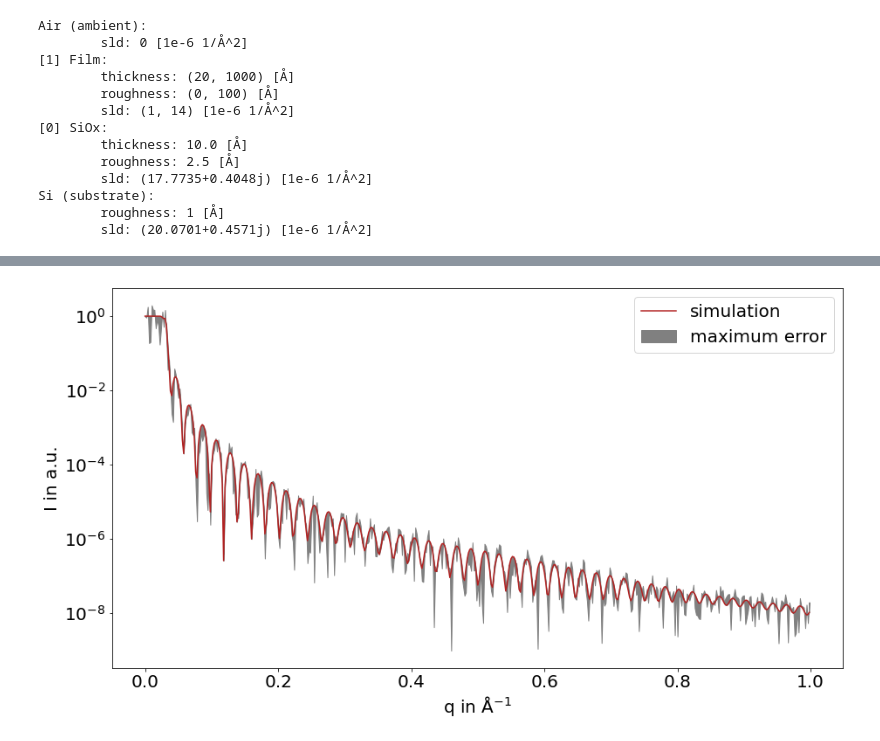
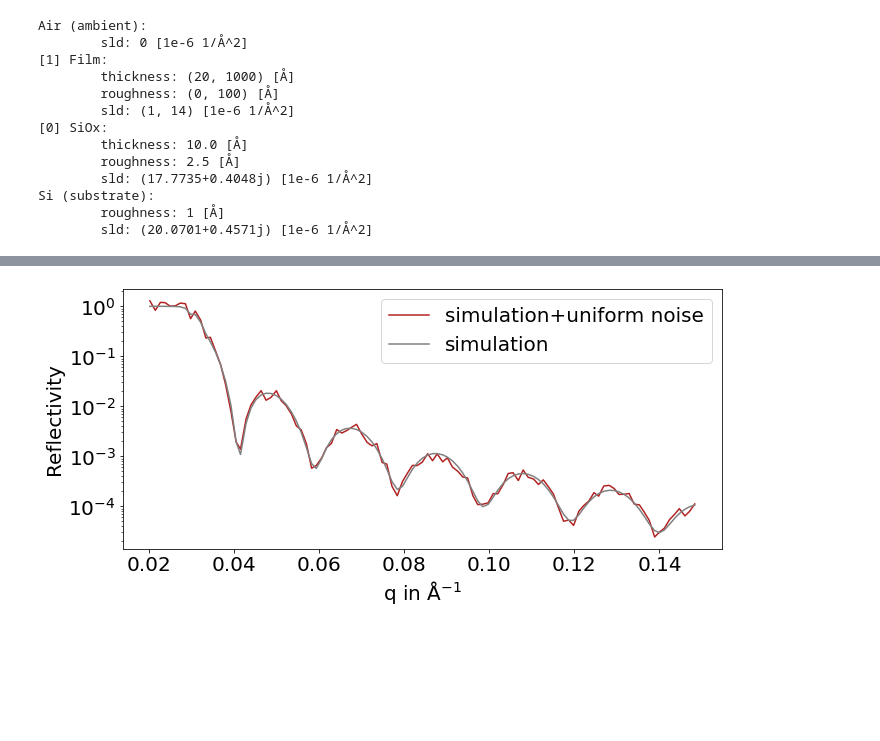
Before and after one commit to MaximilianHilbert/Bachelor-s-Thesis-CNNs, a Jupyter notebook: thesis_plots/thesis_plots.ipynb, the cells around one changed output, grey strips where cells are left out. Drawn from its saved outputs; the diff is of its cells as text; code cells hidden in the pictures; blank space fills up the shorter version.

```diff
--- a/thesis_plots/thesis_plots.ipynb
+++ b/thesis_plots/thesis_plots.ipynb
@@ -44,10 +51,9 @@ fig_early.savefig("../fig/early_stopping.png")
 # %%
-noise_level=1
+noise_level=0.3
 uniform_noise_range_low=1-noise_level
 uniform_noise_range_high=1+noise_level
 # %%
-q_values = np.arange(0, 1, 1/500)
-
+q_values=DefaultTrainedModel().q_values
 substrate = Substrate('Si', 1, 20.0701+0.4571j)
 layer1 = Layer('SiOx', 10, 2.5, 17.7735+0.4048j)
 layer2 = Layer('Film', (290, 300), (0, 2), (1, 14))
@@ -97,18 +93,15 @@ ax_no_noise.semilogy(x, y, color="firebrick")
 # %%
 x=q_values
-y=refl[0]
-fig = plt.figure(figsize=(15,8))
+y=noisy[0]
+fig = plt.figure(figsize=(10,5))
 ax = plt.gca()
-ax.semilogy(x, y, color="firebrick", label="simulation")
-ax.fill_between(x, y, noisy[0], color="gray", label="maximum error")
+ax.semilogy(x, y, color="firebrick", label="simulation+uniform noise")
+ax.semilogy(x, refl[0], color="gray", label="simulation")
+#plt.annotate("early stopping", xy=(0.03, 1), xytext=(50, 0.13), arrowprops=prop)
 ax.set_xlabel("q in $\mathrm{\AA^{-1}}$")
-ax.set_ylabel("I in a.u.")
-
+ax.set_ylabel("Reflectivity")
+fig.tight_layout()
 ax.legend()
-# ax.set_title("Example Training Curve (simulated, with uniform noise)")
-# ax.set_xlabel("q in $\mathrm{\AA^{-1}}$")
-# ax.set_ylabel("I in a.u.")
-# fig.savefig("../presentation/noisy_curve.pdf")
-fig.savefig("../fig/training_curve.pdf")
+fig.savefig("../fig/training_curve_noisy.pdf")
 # %% [output]
-[figure, old version]
+[figure, new version]
```
Also changed, not shown: parts of 4 cells of this notebook, 42 other files.
